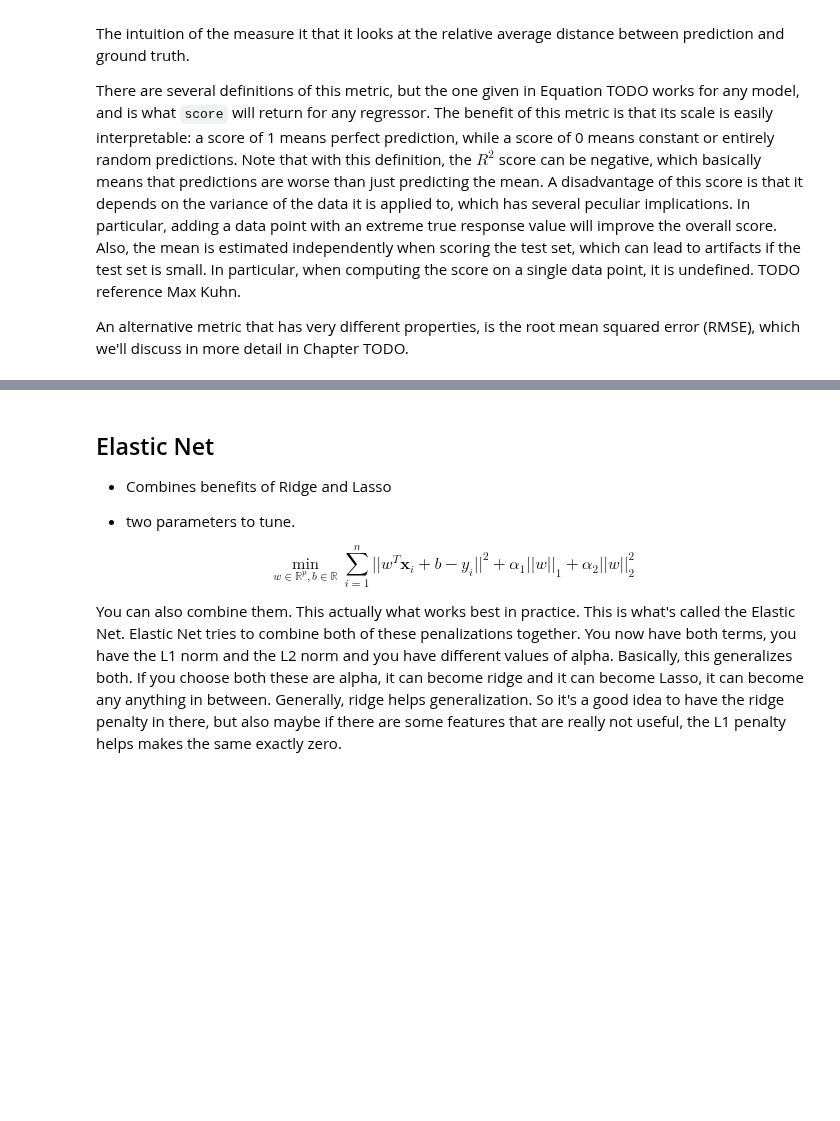
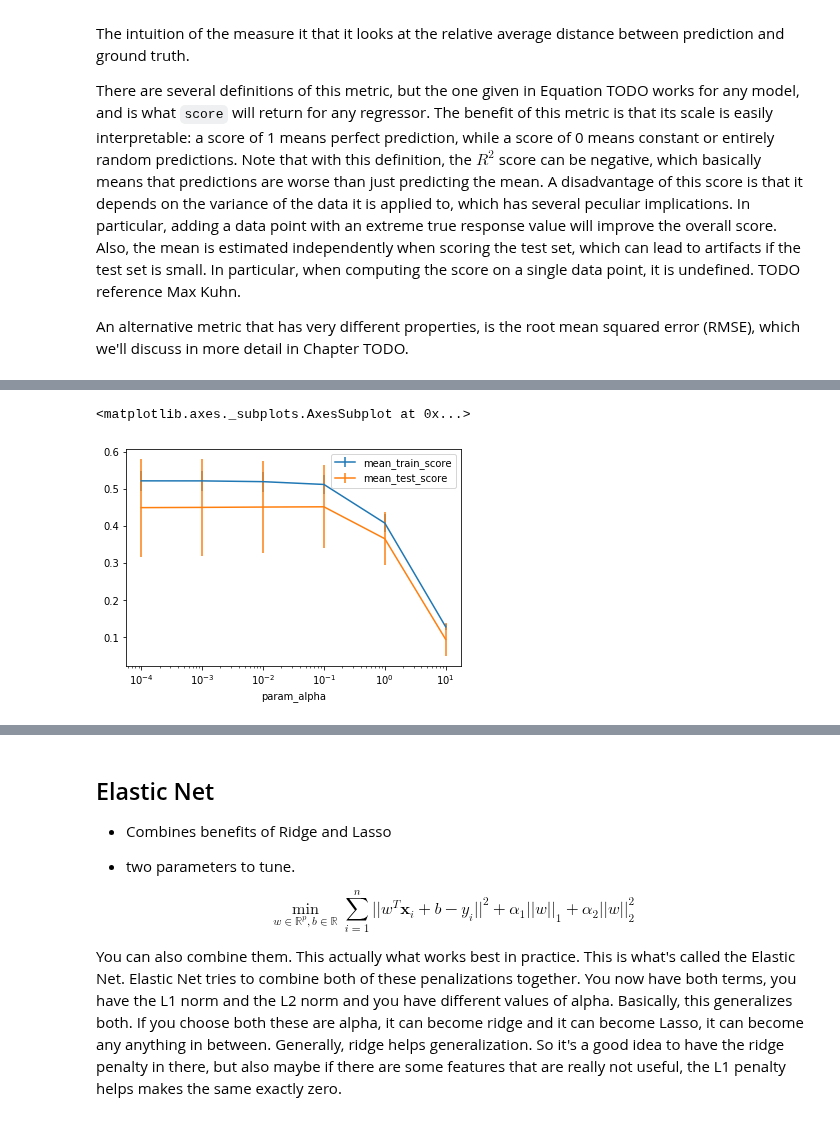
Before and after one commit to amueller/aml, a Jupyter notebook: 02-supervised-learning/05-linear-models-regression.ipynb, the cells around one changed output, grey strips where cells are left out. Cells and saved outputs as stored; diff of their text form; code cells hidden in the pictures; blank space fills up the shorter version.

Commit message:
working more on ridge and lasso

```diff
--- a/02-supervised-learning/05-linear-models-regression.ipynb
+++ b/02-supervised-learning/05-linear-models-regression.ipynb
@@ -659,0 +222,7 @@ interpretation a little bit harder.
+# %%
+import numpy as np
+from sklearn.model_selection import GridSearchCV
+# logspace creates numbers that are evenly spaces in log-space
+# it uses a base of 10 by default, here starting from 10^-4 to 10^1, with 6 steps in total
+param_grid = {'alpha': np.logspace(-4, 1, 6)}
+param_grid
@@ -659,0 +231,7 @@ interpretation a little bit harder.
+# %%
+# define and execute grid-search
+# return training scores
+grid = GridSearchCV(Ridge(), param_grid, return_train_score=True)
+grid.fit(X_train, y_train)
+print(grid.best_score_)
+print(grid.best_params_)
@@ -659,0 +244,3 @@ interpretation a little bit harder.
+# %%
+res = pd.DataFrame(grid.cv_results_)
+res
@@ -659,0 +256,9 @@ interpretation a little bit harder.
+# %%
+# plot training score vs parameter alpha, with x on logscale
+# use std over cross-validation folds for error bars
+ax = res.plot(x='param_alpha', y='mean_train_score', yerr='std_train_score', logx=True)
+# same for test set, plot in the same axes
+res.plot(x='param_alpha', y='mean_test_score', yerr='std_test_score', ax=ax)
+# %% [output]
+<matplotlib.axes._subplots.AxesSubplot at 0x...>
+[figure, added]
```
Also changed, not shown: parts of 113 cells of this notebook.
